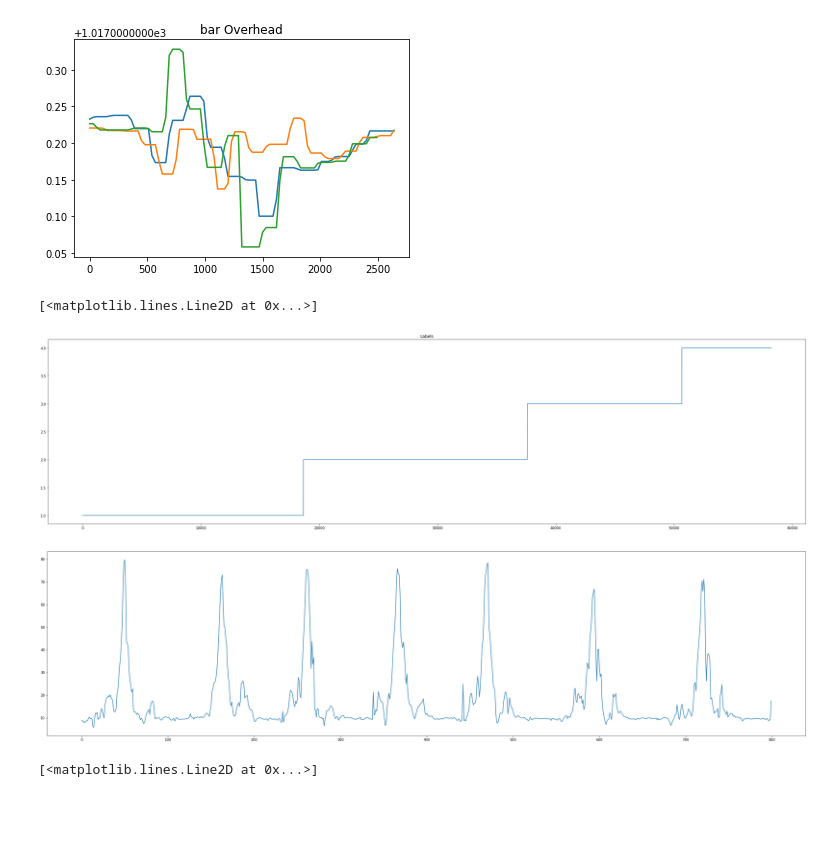
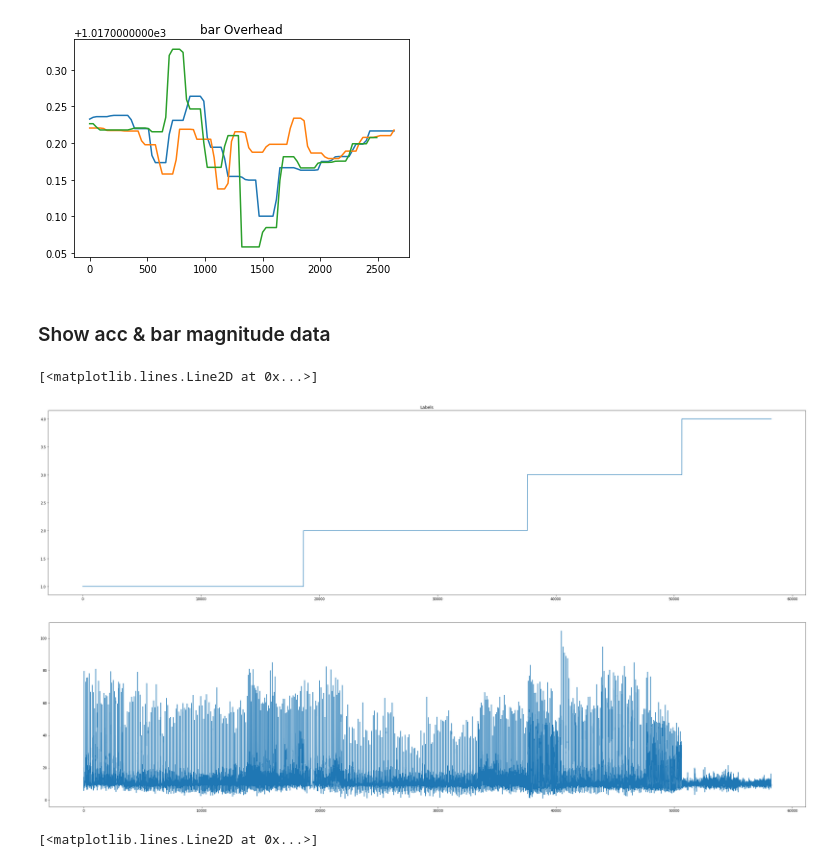
Before and after one commit to CodyRichter/Compsci-528-DeFault-Data-Classification, a Jupyter notebook: ParseSensorData.ipynb, the cells around one changed output. Drawn from its saved outputs; the diff is of its cells as text; code cells hidden in the pictures; blank space fills up the shorter version.

```diff
--- a/ParseSensorData.ipynb
+++ b/ParseSensorData.ipynb
@@ -252,40 +258,42 @@ for i in range(num_data):
     plt.title(sensor + " " + swing)
 # %% [output]
 [figure]
+# %% [markdown]
+### Show acc & bar magnitude data
 # %%
 # Visualize the magnitude of the 3D accelerometer values
 import math
 
 sensor = 'acc'
 swings = ['Forehand', 'Backhand', 'Overhead', 'Passive']
 isGood = 'Good'
 # forehand label 1, backhand label 2, overhead label 3, passive label 4
 activity_label_acc = []
 activity_label_bar = []
 acc_mag = []
 bar_mag = []
 
 for idx, swing in enumerate(swings):
     for key, value in data[sensor][swing][isGood].items():
         for acc_data in value:
             acc_mag.append( math.sqrt(acc_data[1]**2 + acc_data[2]**2 + acc_data[3]**2) )
             activity_label_acc.append(idx+1)
         for bar_data in data['bar'][swing][isGood][key]:
             bar_mag.append(bar_data[1])
             activity_label_bar.append(idx+1)
 
+
 plt.figure(0, figsize=(40,10))
 plt.plot(list(range(len(activity_label_acc))), activity_label_acc)
 plt.title("Labels")
 
-temp = 800
+
 plt.figure(1, figsize=(40,10))
-# plt.plot(list(range(len(activity_label_acc))), acc_mag)
-plt.plot(list(range(temp)), acc_mag[0:temp])
+plt.plot(list(range(len(activity_label_acc))), acc_mag)
 # %% [output]
 [<matplotlib.lines.Line2D at 0x...>]
 [figure]
-[figure, old version]
+[figure, new version]
 # %%
 plt.figure(0, figsize=(40,10))
 plt.plot(list(range(len(activity_label_bar))), activity_label_bar)
```
Also changed, not shown: parts of 25 cells of this notebook.
